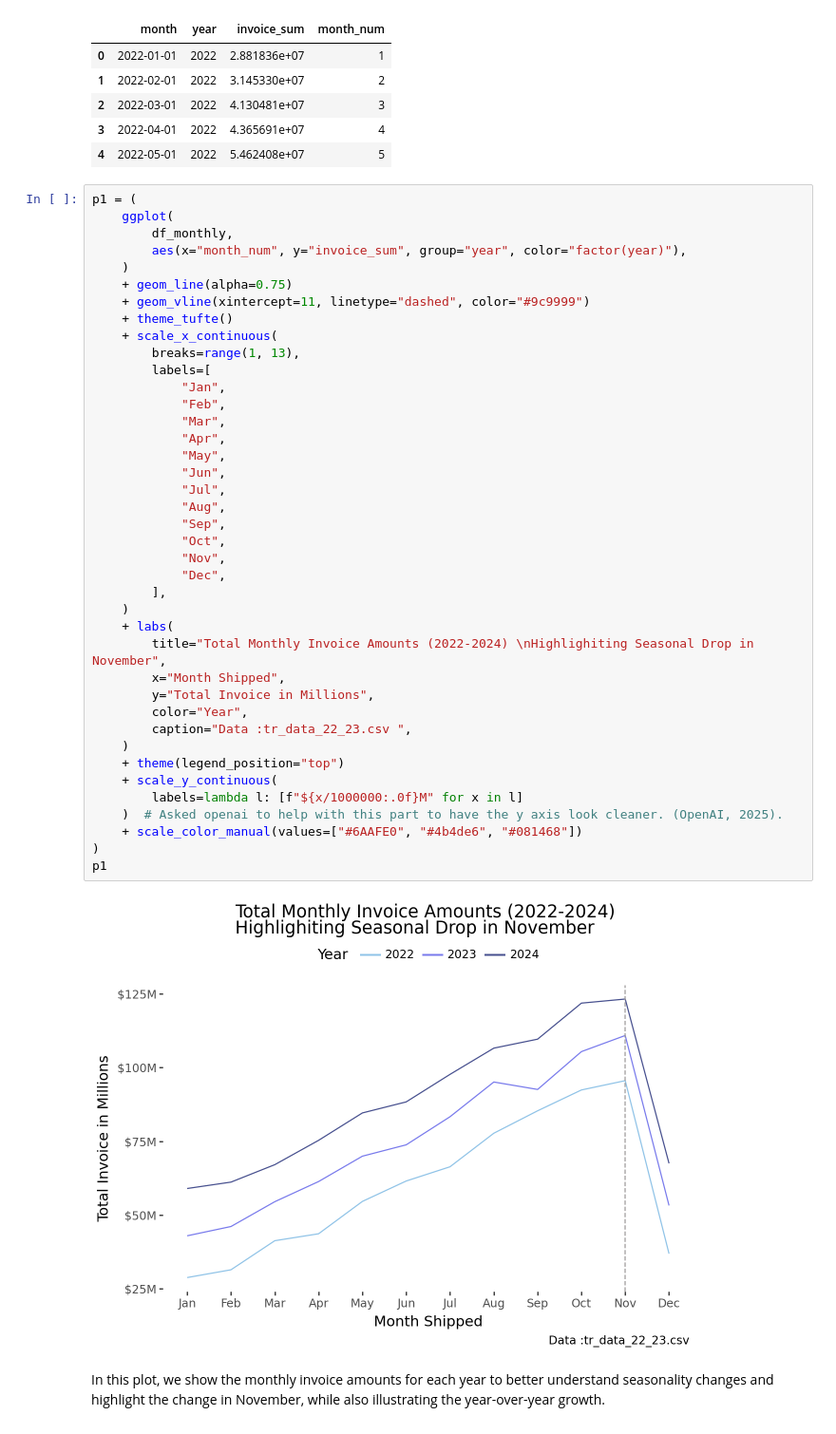
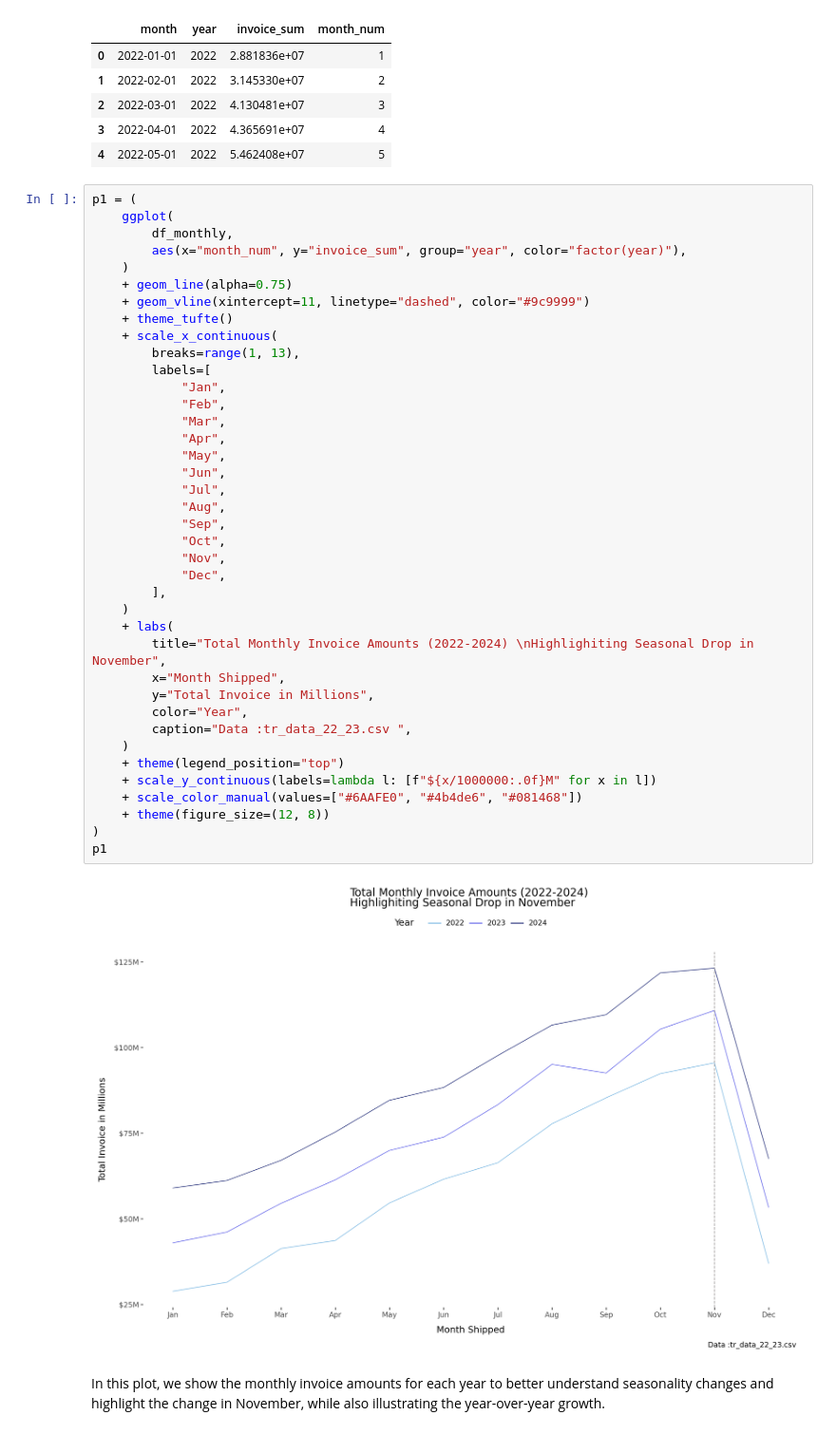
Before and after one commit to ghassandmour/OM-621-Assignments, a Jupyter notebook: notebooks/exploratory analysis.ipynb, the cells around one changed output. Shown at 95% size. Saved outputs shown, nothing was run; the diff lists cells and outputs as text.

```diff
--- a/notebooks/exploratory analysis.ipynb
+++ b/notebooks/exploratory analysis.ipynb
@@ -794,37 +793,36 @@ p1 = (
     + theme_tufte()
     + scale_x_continuous(
         breaks=range(1, 13),
         labels=[
             "Jan",
             "Feb",
             "Mar",
             "Apr",
             "May",
             "Jun",
             "Jul",
             "Aug",
             "Sep",
             "Oct",
             "Nov",
             "Dec",
         ],
     )
     + labs(
         title="Total Monthly Invoice Amounts (2022-2024) \nHighlighiting Seasonal Drop in November",
         x="Month Shipped",
         y="Total Invoice in Millions",
         color="Year",
         caption="Data :tr_data_22_23.csv ",
     )
     + theme(legend_position="top")
-    + scale_y_continuous(
-        labels=lambda l: [f"${x/1000000:.0f}M" for x in l]
-    )  # Asked openai to help with this part to have the y axis look cleaner. (OpenAI, 2025).
+    + scale_y_continuous(labels=lambda l: [f"${x/1000000:.0f}M" for x in l])
     + scale_color_manual(values=["#6AAFE0", "#4b4de6", "#081468"])
+    + theme(figure_size=(12, 8))
 )
 p1
 # %% [output]
-[figure, old version]
+[figure, new version]
 # %% [markdown]
 In this plot, we show the monthly invoice amounts for each year to better understand seasonality changes and highlight the change in November, while also illustrating the year-over-year growth.
 # %%
```
Also changed, not shown: parts of 2 cells of this notebook, 3 other files.
